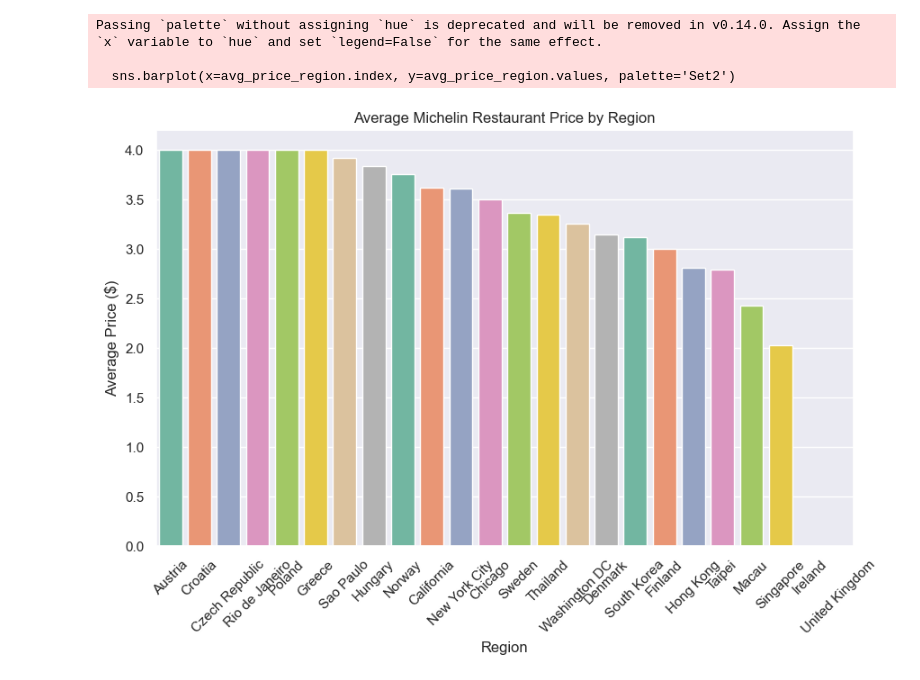
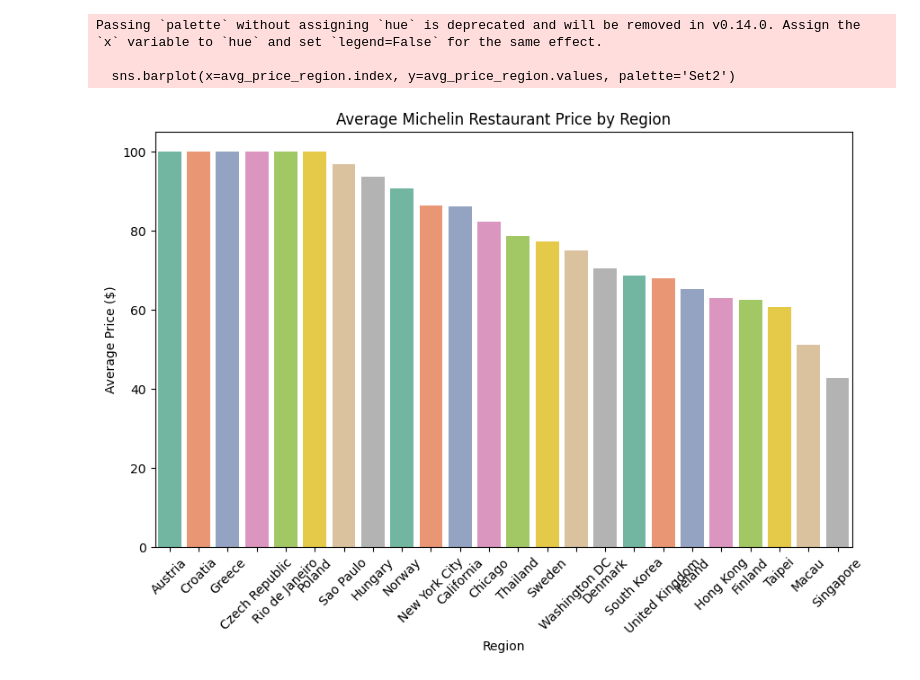
Before and after one commit to ArrimachNasser/first_project, a Jupyter notebook: data/clean/visuals_Zina.ipynb, the cells around one changed output. Saved outputs shown, nothing was run; the diff lists cells and outputs as text; code cells hidden in the pictures.

Commit message:
graph

```diff
--- a/data/clean/visuals_Zina.ipynb
+++ b/data/clean/visuals_Zina.ipynb
@@ -1,6 +1,7 @@
 # %%
+### used the cleantable_Zina.csv
+
 import pandas as pd
 import matplotlib.pyplot as plt
 import seaborn as sns
-df = pd.read_csv("/Users/ZINA/Desktop/IRONHACK/Week_4/first_project/data/clean/CleanStars.csv")
-print(df.head())
+df = pd.read_csv("/Users/ZINA/Desktop/IRONHACK/Week_4/first_project/data/clean/cleantable_Zina.csv")
@@ -108,19 +40,19 @@ Passing `palette` without assigning `hue` is deprecated and will be removed in v
 # %%
 # Calculate average price per region
-avg_price_region = df.groupby('region')['price_num'].mean().sort_values(ascending=False)
+avg_price_region = df.groupby('region')['price_mean'].mean().sort_values(ascending=False)
 
 # Plot
 plt.figure(figsize=(10,6))
 sns.barplot(x=avg_price_region.index, y=avg_price_region.values, palette='Set2')
 plt.title('Average Michelin Restaurant Price by Region')
 plt.xlabel('Region')
 plt.ylabel('Average Price ($)')
 plt.xticks(rotation=45)
 plt.show()
 # %% [output]
 Passing `palette` without assigning `hue` is deprecated and will be removed in v0.14.0. Assign the `x` variable to `hue` and set `legend=False` for the same effect.
 
   sns.barplot(x=avg_price_region.index, y=avg_price_region.values, palette='Set2')
-[figure, old version]
+[figure, new version]
 # %%
 # Calculate average price per cuisine
```
Also changed, not shown: parts of 19 cells of this notebook, 1 other file.
